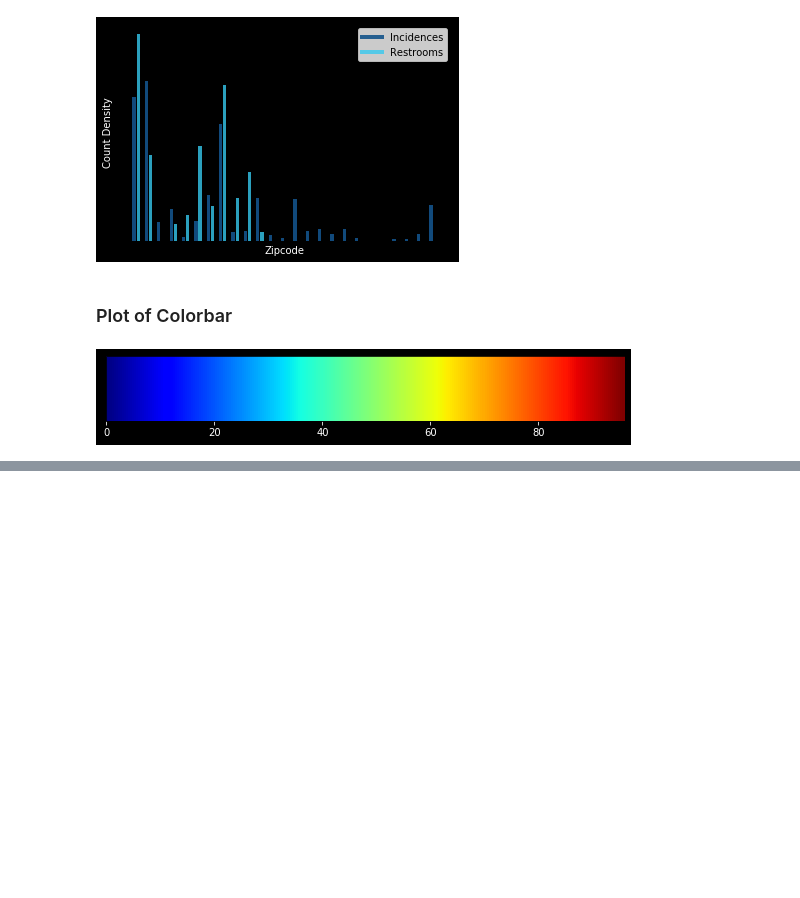
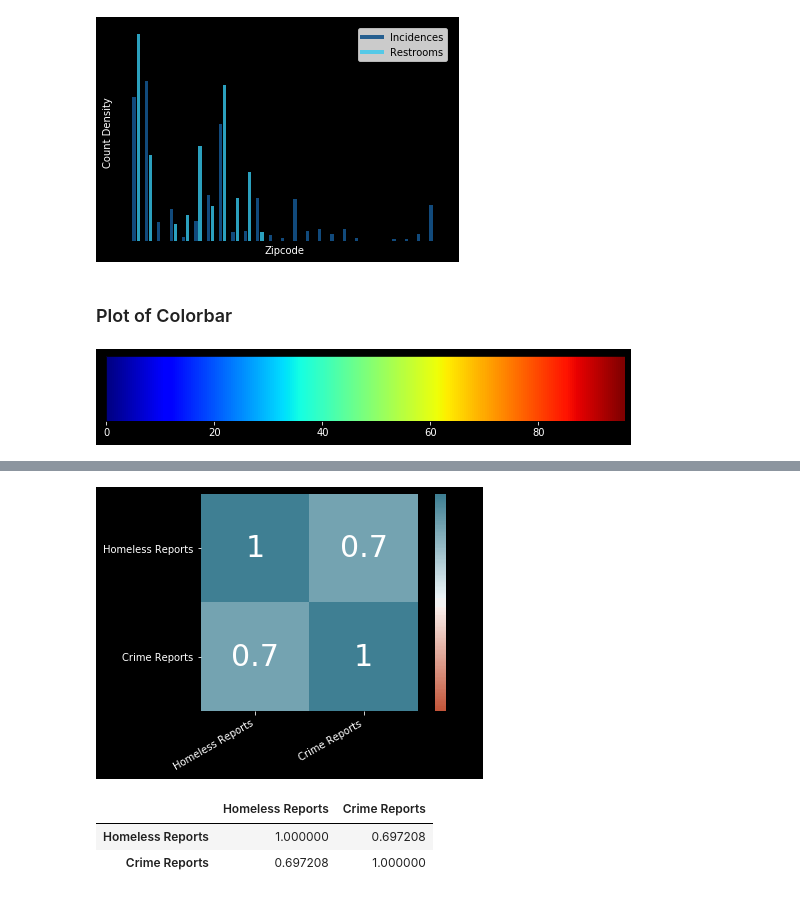
Before and after one commit to tanishjain/143HomelessTracker, a Jupyter notebook: Analysis.ipynb, the cells around one changed output, grey strips where cells are left out. Cells and saved outputs as stored; diff of their text form; code cells hidden in the pictures; blank space fills up the shorter version.

```diff
--- a/Analysis.ipynb
+++ b/Analysis.ipynb
@@ -19,0 +105,14 @@ create_colorbar(df_toilets, False)
+# %%
+crime_reports = crime_data.groupby('Zip').count()
+homeless_reports = project_data.groupby('Zip').count()
+crime_reports = crime_reports.rename(columns={'Category':'Crime Reports'})
+crime_reports.insert(0, 'Homeless Reports', homeless_reports.Category, True)
+crime_reports = crime_reports[['Homeless Reports','Crime Reports']]
+
+#Create correlation matrix for each variable (occurence by zip code)
+create_corr_mat(crime_reports)
+# %% [output]
+[figure, added]
+|  | Homeless Reports | Crime Reports |
+| Homeless Reports | 1.000000 | 0.697208 |
+| Crime Reports | 0.697208 | 1.000000 |
```
Also changed, not shown: parts of 6 cells of this notebook.
